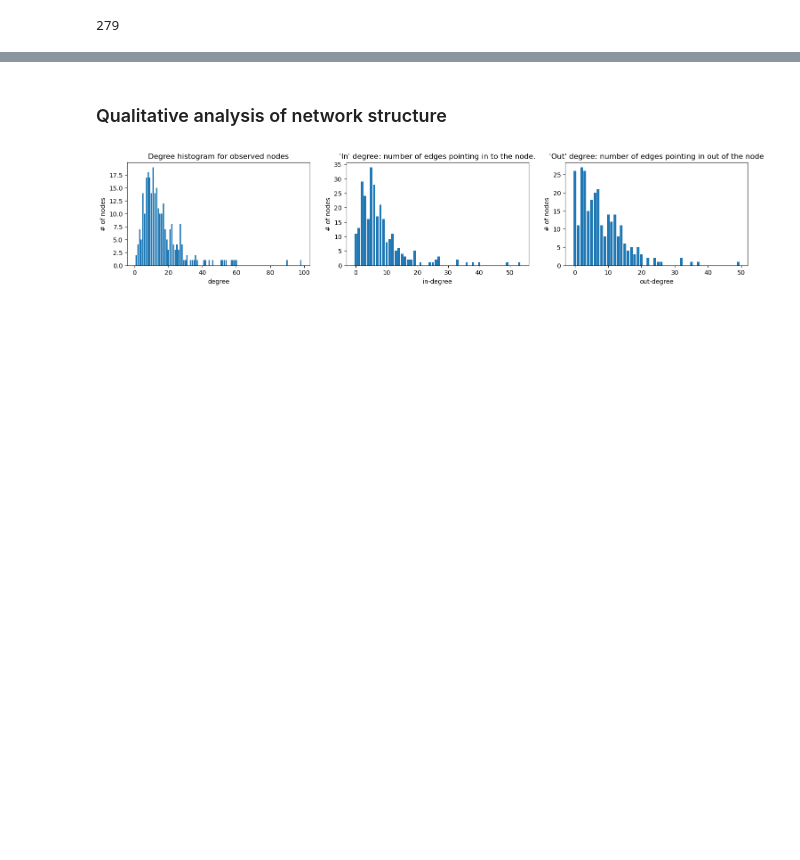
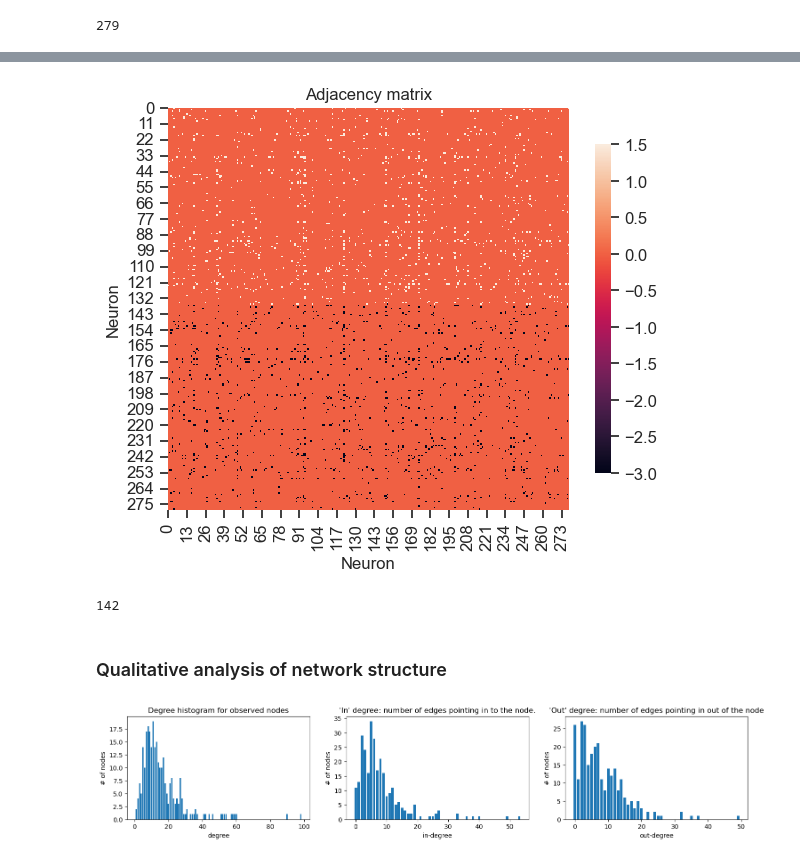
Before and after one commit to ungvilde/Causal-discovery, a Jupyter notebook: notebooks/c_elegans.ipynb, the cells around one changed output, grey strips where cells are left out. Saved outputs shown, nothing was run; the diff lists cells and outputs as text; code cells hidden in the pictures; blank space fills up the shorter version.

```diff
--- a/notebooks/c_elegans.ipynb
+++ b/notebooks/c_elegans.ipynb
@@ -113 +151,22 @@ Data(edge_index=[2, 2194], position=[279], num_nodes=279, W0=[2194])
+# %%
+fig, ax = plt.subplots(figsize=(6,6))
+#nx.draw_networkx(
+#    G, arrows=True, ax=ax[0], node_color=node_color, pos=nx.circular_layout(G), node_size=150, width=0.8,arrowsize=10)
+#ax[0].set_title("Full network")
+#ax[0].set_aspect('equal', adjustable='box')
+
+W0 = to_dense_adj(c_elegans_dataset.edge_index, edge_attr=c_elegans_dataset.W0, max_num_nodes=c_elegans_dataset.num_nodes)[0]
+sns.heatmap(W0, ax=ax, annot=False,square=True,cbar_kws={"shrink": .6})
+sns.despine(bottom = True, left = True, top=True,right=True)
+ax.set_title("Adjacency matrix")
+ax.set_xlabel("Neuron")
+ax.set_ylabel("Neuron")
+plt.tight_layout()
+plt.savefig('../figures/rand_netw_20_nodes_p01.pdf')
+# %% [output]
+[figure, added]
+# %%
+279-137
+# %% [output]
+142
 # %%
```
Also changed, not shown: parts of 9 cells of this notebook, 24 other files.
